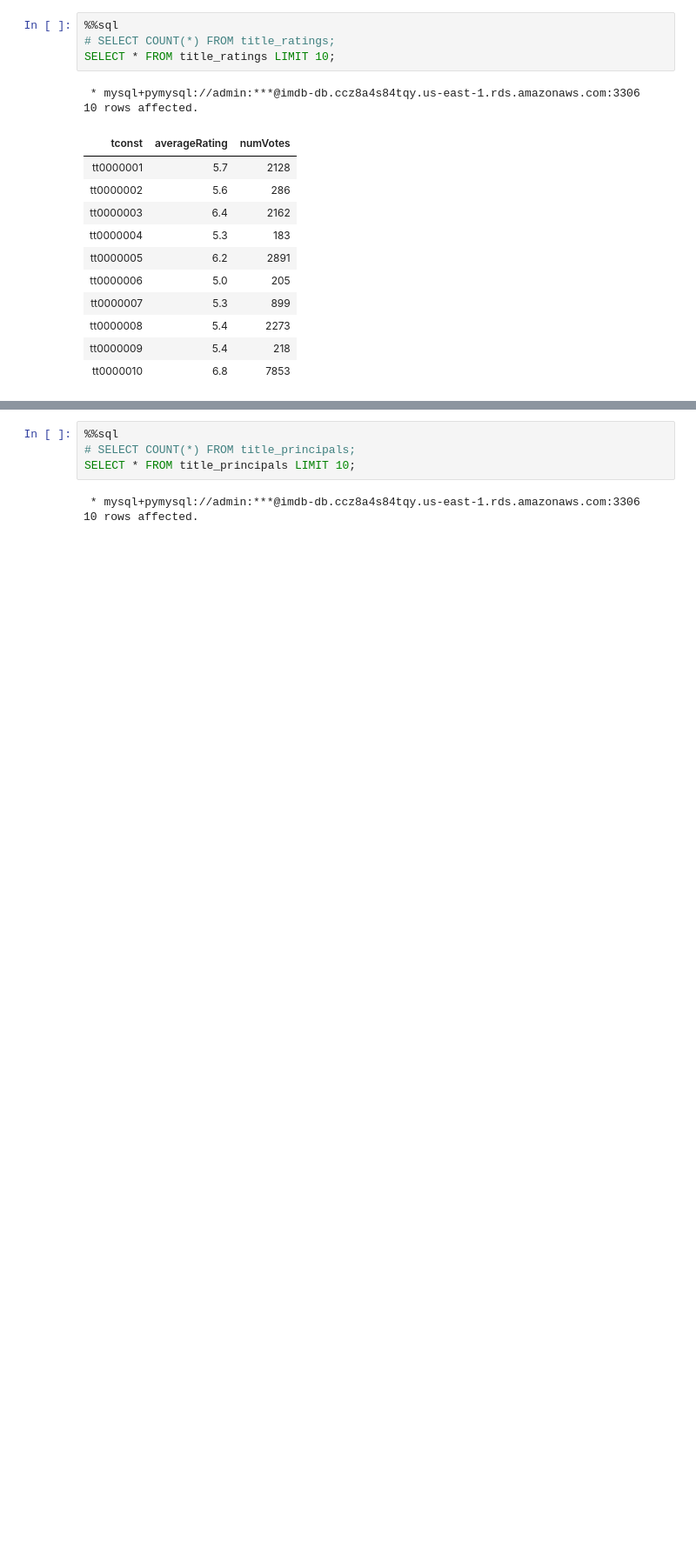
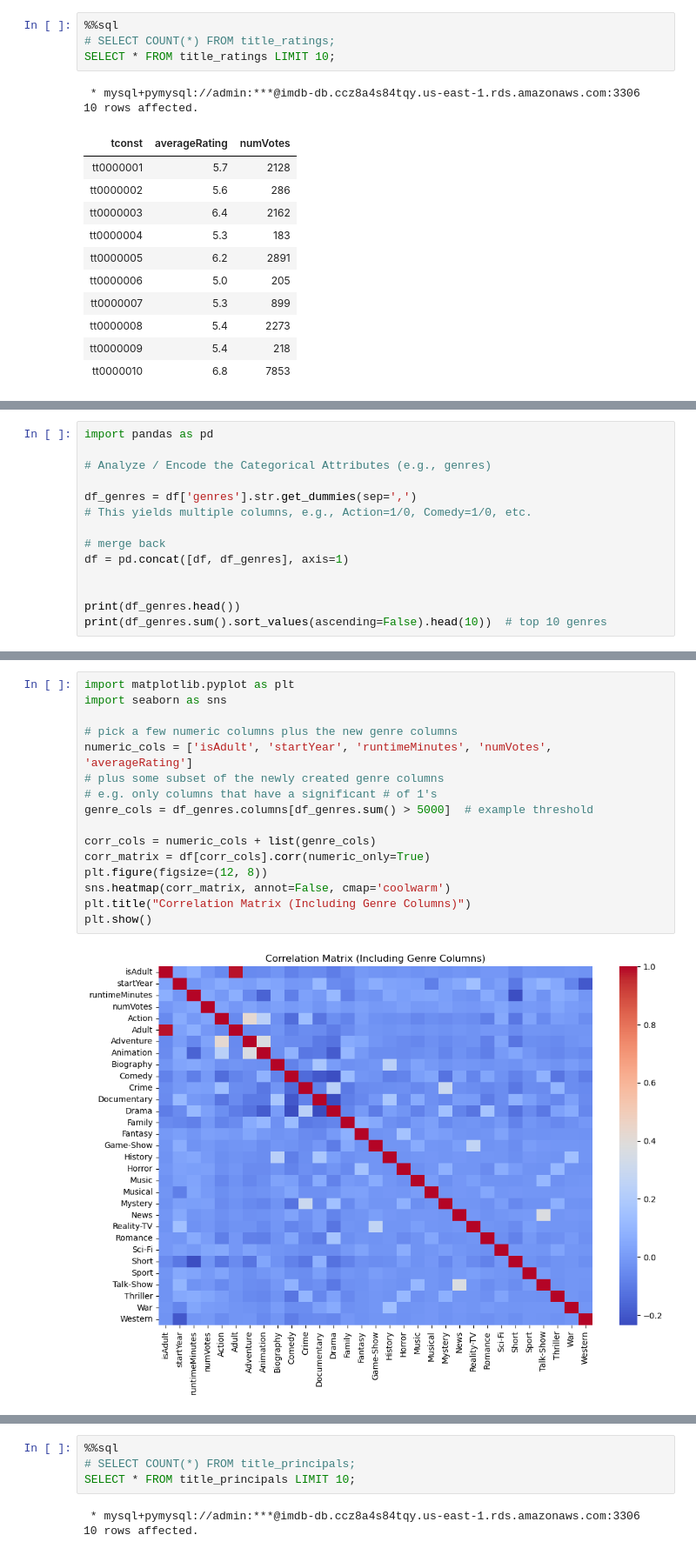
Before and after one commit to CSPB4502-Group2/FilmIndustryTrendsAndSuccessUsingIMDbDataSet, a Jupyter notebook: playground_ratings.ipynb, the cells around one changed output, grey strips where cells are left out. Shown at 87% size. Saved outputs shown, nothing was run; the diff lists cells and outputs as text; blank space fills up the shorter version.

```diff
--- a/playground_ratings.ipynb
+++ b/playground_ratings.ipynb
@@ -197,0 +402,14 @@ SELECT * FROM title_ratings LIMIT 10;
+# %%
+import pandas as pd
+
+# Analyze / Encode the Categorical Attributes (e.g., genres)
+
+df_genres = df['genres'].str.get_dummies(sep=',')
+# This yields multiple columns, e.g., Action=1/0, Comedy=1/0, etc.
+
+# merge back
+df = pd.concat([df, df_genres], axis=1)
+
+
+print(df_genres.head())
+print(df_genres.sum().sort_values(ascending=False).head(10))  # top 10 genres
@@ -197,0 +434,18 @@ SELECT * FROM title_ratings LIMIT 10;
+# %%
+import matplotlib.pyplot as plt
+import seaborn as sns
+
+# pick a few numeric columns plus the new genre columns
+numeric_cols = ['isAdult', 'startYear', 'runtimeMinutes', 'numVotes', 'averageRating']
+# plus some subset of the newly created genre columns
+# e.g. only columns that have a significant # of 1's
+genre_cols = df_genres.columns[df_genres.sum() > 5000]  # example threshold
+
+corr_cols = numeric_cols + list(genre_cols)
+corr_matrix = df[corr_cols].corr(numeric_only=True)
+plt.figure(figsize=(12, 8))
+sns.heatmap(corr_matrix, annot=False, cmap='coolwarm')
+plt.title("Correlation Matrix (Including Genre Columns)")
+plt.show()
+# %% [output]
+[figure, added]
```
Also changed, not shown: parts of 17 cells of this notebook.
